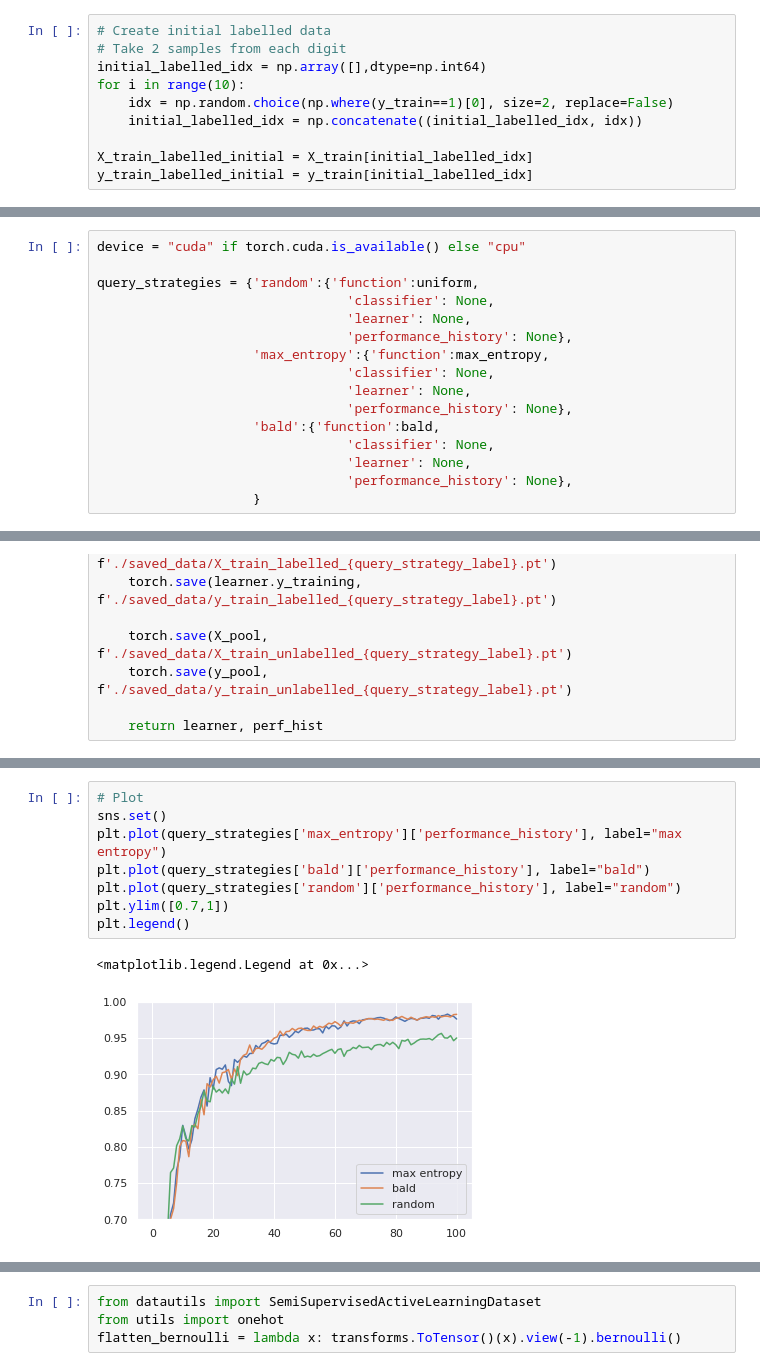
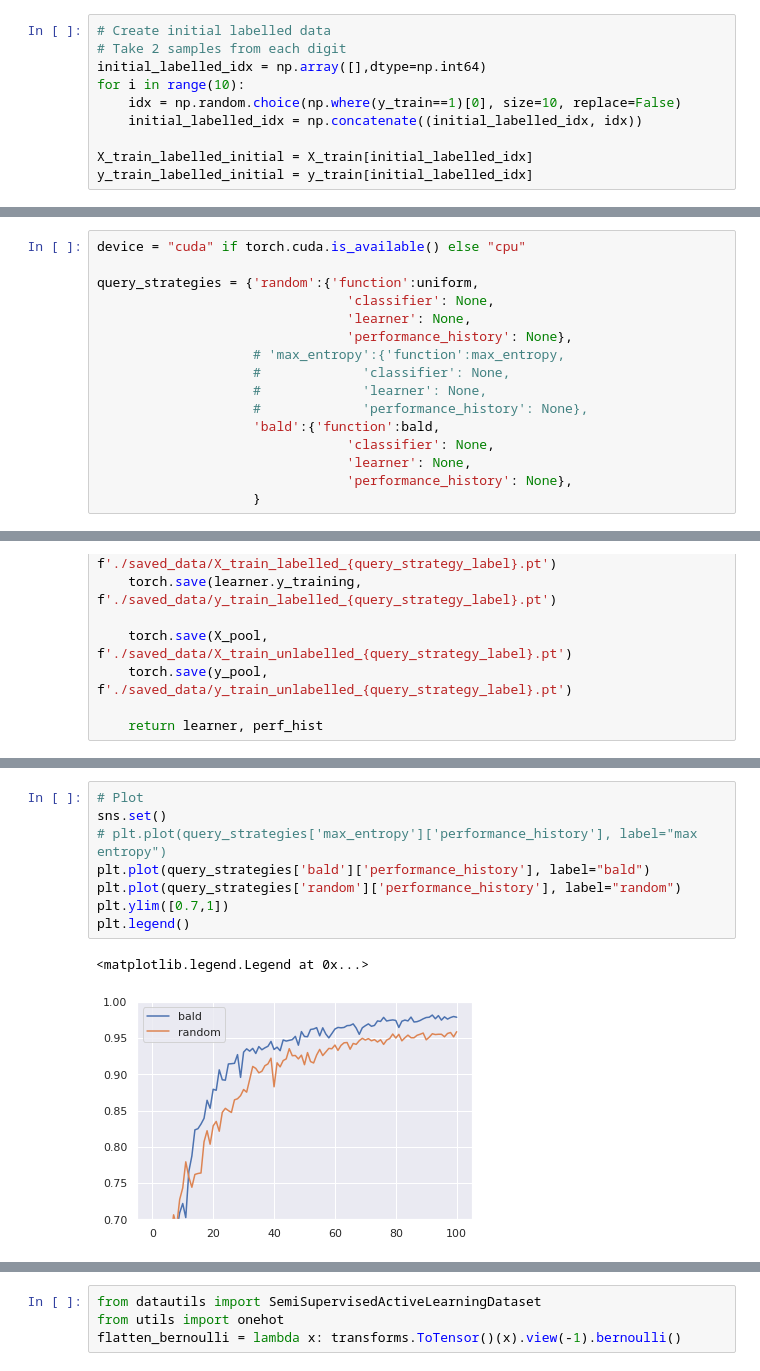
Before and after one commit to milexjaro/semi-supervised-active-learning-pytorch, a Jupyter notebook: Semi-Supervised Active Learning.ipynb, the cells around one changed output, grey strips where cells are left out. Cells and saved outputs as stored; diff of their text form.

```diff
--- a/Semi-Supervised Active Learning.ipynb
+++ b/Semi-Supervised Active Learning.ipynb
@@ -95,7 +98,7 @@ X_test = X_test.reshape(10_000, 1, 28, 28)
 # Take 2 samples from each digit
 initial_labelled_idx = np.array([],dtype=np.int64)
 for i in range(10):
-    idx = np.random.choice(np.where(y_train==1)[0], size=2, replace=False)
+    idx = np.random.choice(np.where(y_train==1)[0], size=10, replace=False)
     initial_labelled_idx = np.concatenate((initial_labelled_idx, idx))
 
 X_train_labelled_initial = X_train[initial_labelled_idx]
@@ -159,10 +166,10 @@ query_strategies = {'random':{'function':uniform,
                                 'classifier': None,
                                 'learner': None,
                                 'performance_history': None},
-                    'max_entropy':{'function':max_entropy,
-                                'classifier': None,
-                                'learner': None,
-                                'performance_history': None},
+                    # 'max_entropy':{'function':max_entropy,
+                    #             'classifier': None,
+                    #             'learner': None,
+                    #             'performance_history': None},
                     'bald':{'function':bald,
                                 'classifier': None,
                                 'learner': None,
@@ -270,14 +277,14 @@ pd.DataFrame(performance_histories).to_csv(f'./saved_data/active_learning_perfor
 # %%
 # Plot
 sns.set()
-plt.plot(query_strategies['max_entropy']['performance_history'], label="max entropy")
+# plt.plot(query_strategies['max_entropy']['performance_history'], label="max entropy")
 plt.plot(query_strategies['bald']['performance_history'], label="bald")
 plt.plot(query_strategies['random']['performance_history'], label="random")
 plt.ylim([0.7,1])
 plt.legend()
 # %% [output]
 <matplotlib.legend.Legend at 0x...>
-[figure, old version]
+[figure, new version]
 # %% [markdown]
 ###  Semi-supervised Learning
 
```
Also changed, not shown: parts of 16 cells of this notebook, 1 other file.
